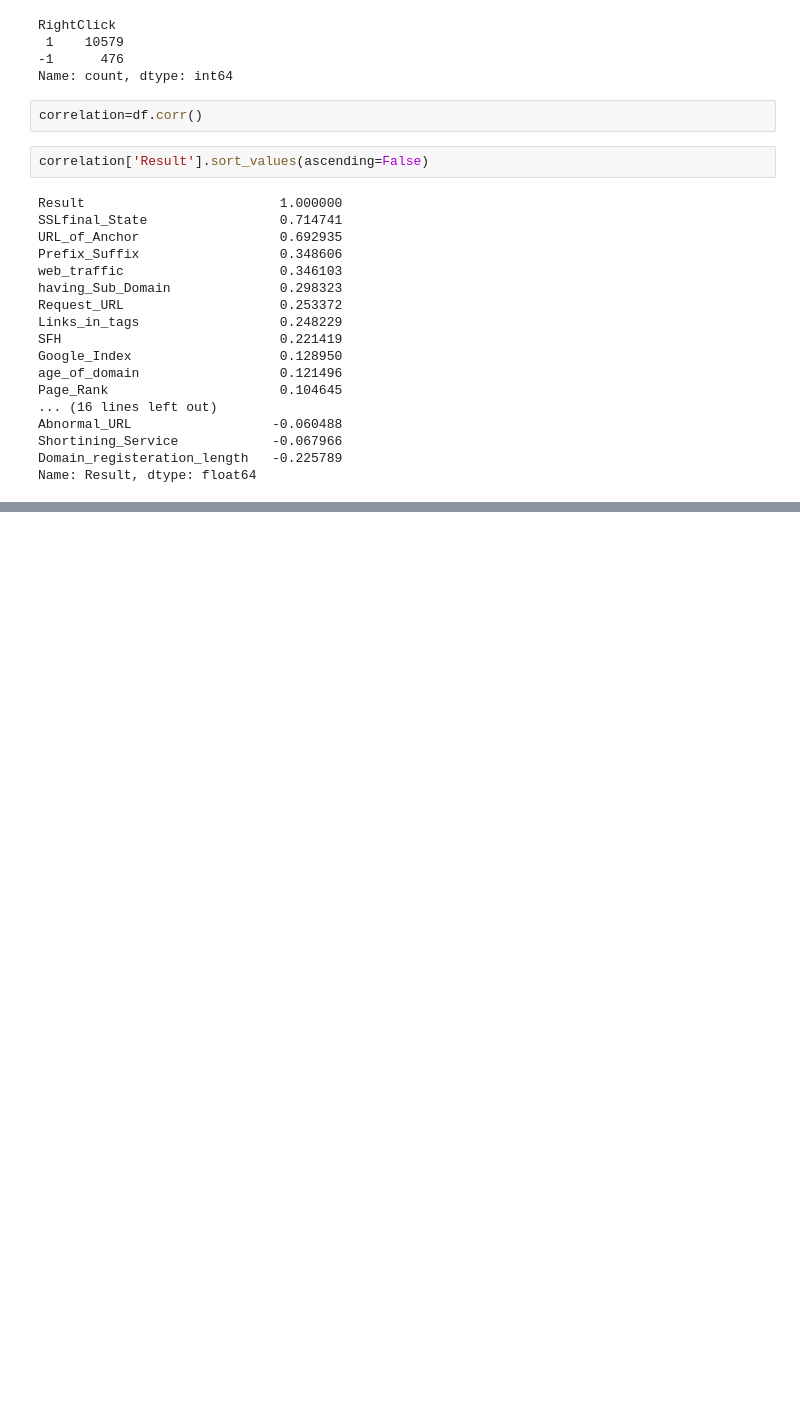
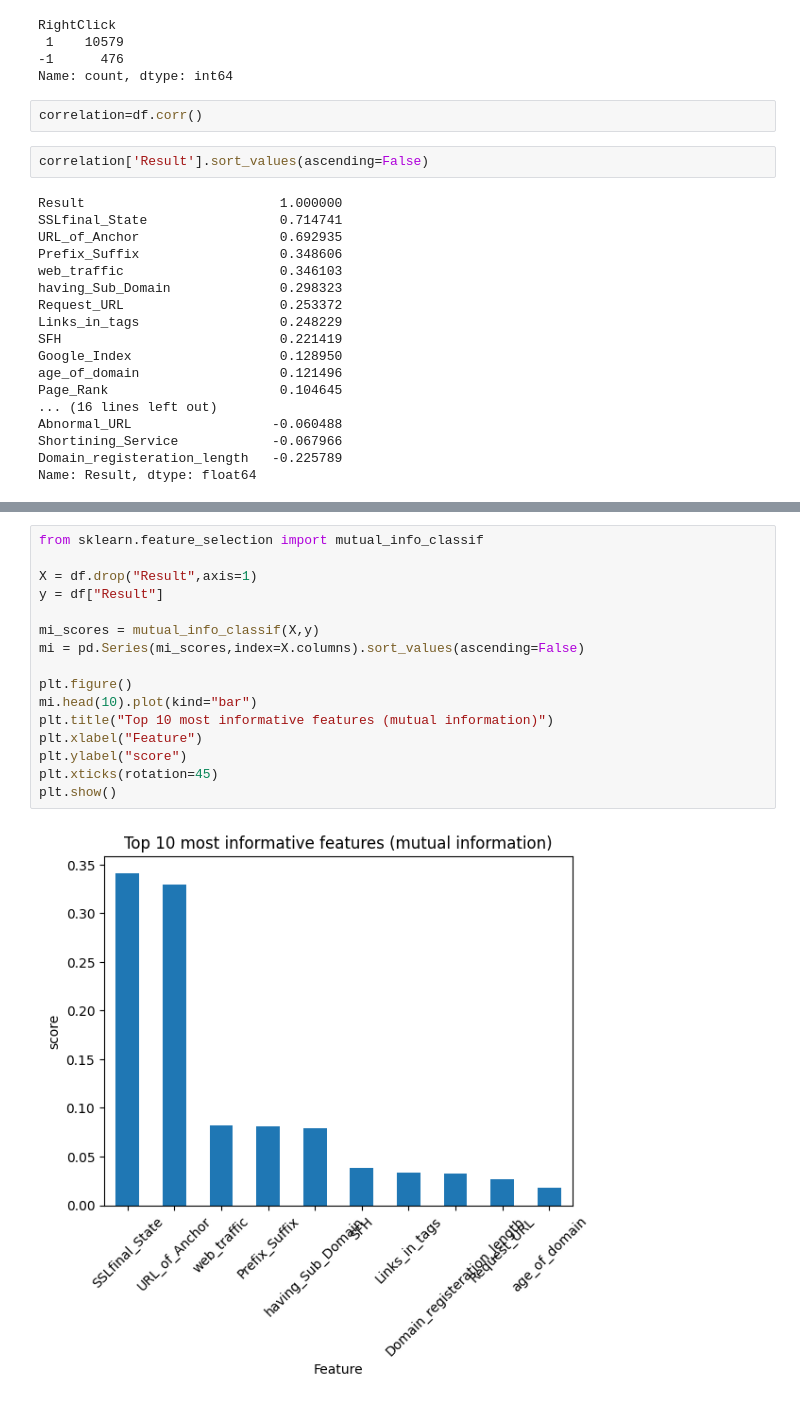
Before and after one commit to sajidshaik7595-saji/phising-website-detection, a Jupyter notebook: notebook/eda.ipynb, the cells around one changed output, grey strips where cells are left out. Drawn from its saved outputs; the diff is of its cells as text; blank space fills up the shorter version.

```diff
--- a/notebook/eda.ipynb
+++ b/notebook/eda.ipynb
@@ -284,0 +421,18 @@ Name: Result, dtype: float64
+# %%
+from sklearn.feature_selection import mutual_info_classif
+
+X = df.drop("Result",axis=1)
+y = df["Result"]
+
+mi_scores = mutual_info_classif(X,y)
+mi = pd.Series(mi_scores,index=X.columns).sort_values(ascending=False)
+
+plt.figure()
+mi.head(10).plot(kind="bar")
+plt.title("Top 10 most informative features (mutual information)")
+plt.xlabel("Feature")
+plt.ylabel("score")
+plt.xticks(rotation=45)
+plt.show()
+# %% [output]
+[figure, added]
```
Also changed, not shown: parts of 15 cells of this notebook.
